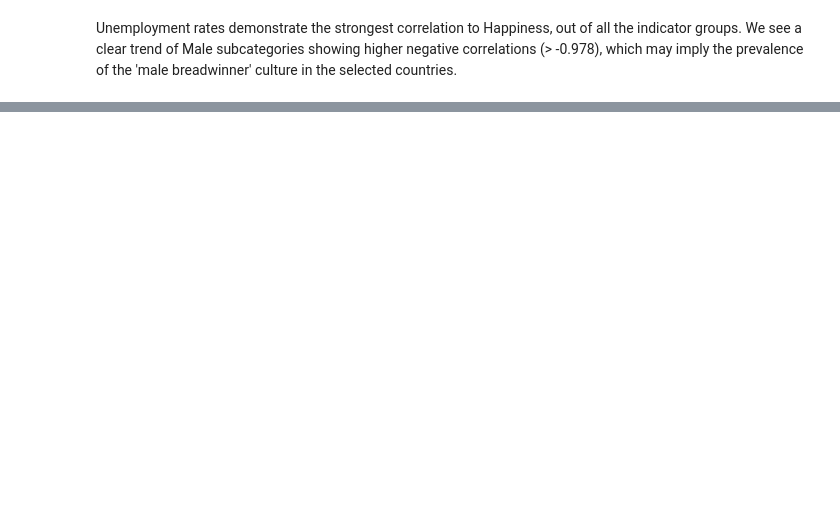
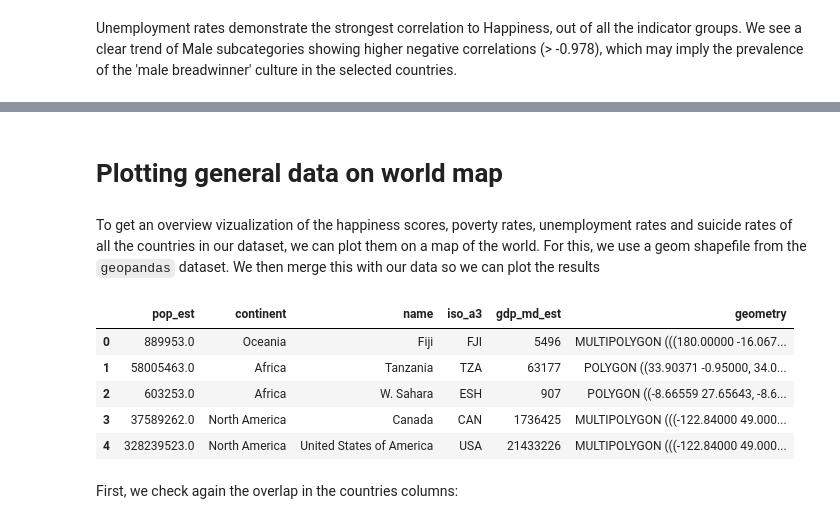
Before and after one commit to lboekestein/DWproject, a Jupyter notebook: src/vizualizations.ipynb, the cells around one changed output, grey strips where cells are left out. Drawn from its saved outputs; the diff is of its cells as text; code cells hidden in the pictures; blank space fills up the shorter version.

```diff
--- a/src/vizualizations.ipynb
+++ b/src/vizualizations.ipynb
@@ -503,0 +241,19 @@ Name: Happiness Score, dtype: float64
+# %% [markdown]
+# Plotting general data on world map
+# %% [markdown]
+To get an overview vizualization of the happiness scores, poverty rates, unemployment rates and suicide rates of all the countries in our dataset, we can plot them on a map of the world. For this, we use a geom shapefile from the `geopandas` dataset. We then merge this with our data so we can plot the results
+# %%
+import geopandas as gpd
+
+countries = gpd.read_file(
+               gpd.datasets.get_path("naturalearth_lowres"))
+countries.head()
+# %% [output]
+|  | pop_est | continent | name | iso_a3 | gdp_md_est | geometry |
+| 0 | 889953.0 | Oceania | Fiji | FJI | 5496 | MULTIPOLYGON (((180.00000 -16.067... |
+| 1 | 58005463.0 | Africa | Tanzania | TZA | 63177 | POLYGON ((33.90371 -0.95000, 34.0... |
+| 2 | 603253.0 | Africa | W. Sahara | ESH | 907 | POLYGON ((-8.66559 27.65643, -8.6... |
+| 3 | 37589262.0 | North America | Canada | CAN | 1736425 | MULTIPOLYGON (((-122.84000 49.000... |
+| 4 | 328239523.0 | North America | United States of America | USA | 21433226 | MULTIPOLYGON (((-122.84000 49.000... |
+# %% [markdown]
+First, we check again the overlap in the countries columns:
```
Also changed, not shown: parts of 53 cells of this notebook, 10 other files.
